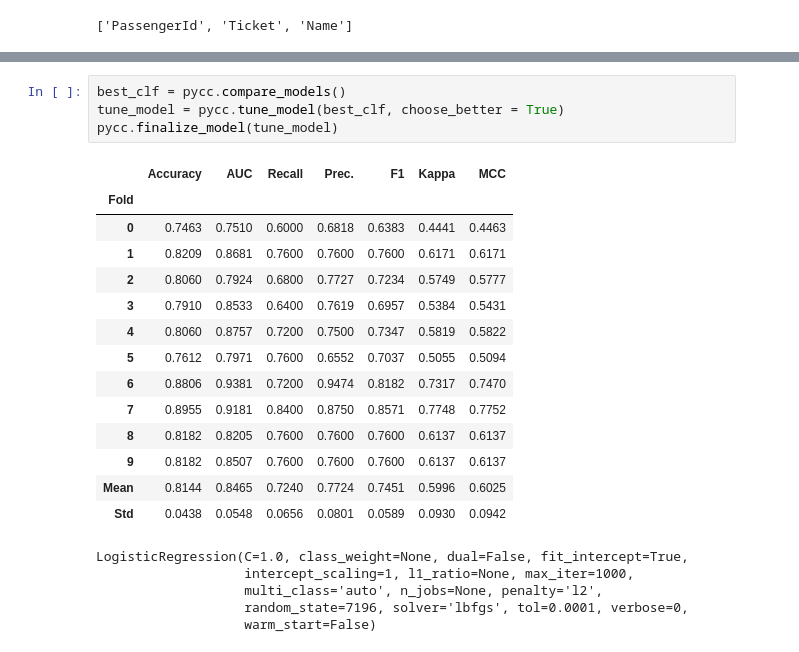
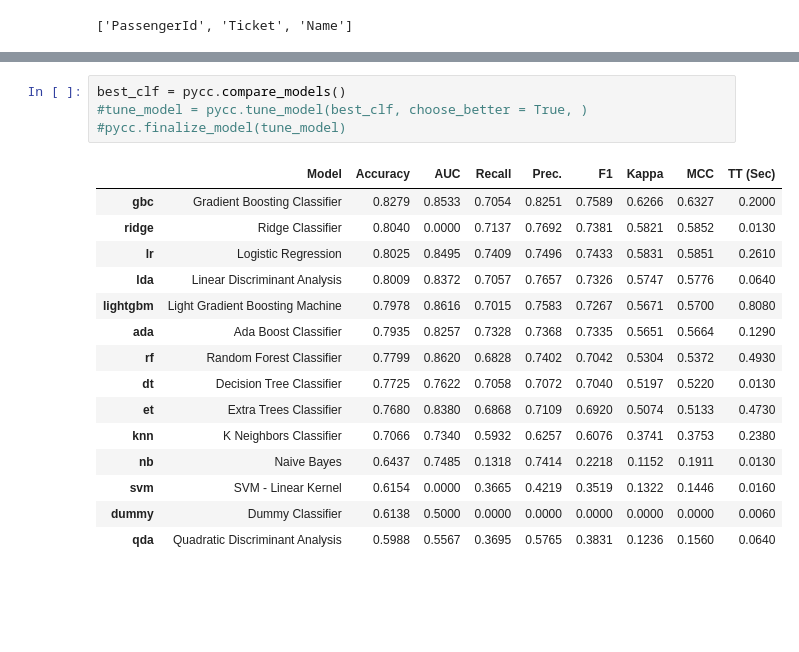
Before and after one commit to mochaji27/streamlit, a Jupyter notebook: Untitled.ipynb, the cells around one changed output, grey strips where cells are left out. Cells and saved outputs as stored; diff of their text form; blank space fills up the shorter version.

```diff
--- a/Untitled.ipynb
+++ b/Untitled.ipynb
@@ -59,24 +59,20 @@ pycc.setup(df, target = "Survived", train_size=0.75, silent = True, use_gpu = Tr
 # %%
 best_clf = pycc.compare_models()
-tune_model = pycc.tune_model(best_clf, choose_better = True)
-pycc.finalize_model(tune_model)
+#tune_model = pycc.tune_model(best_clf, choose_better = True, )
+#pycc.finalize_model(tune_model)
 # %% [output]
-|  | Accuracy | AUC | Recall | Prec. | F1 | Kappa | MCC |
-| Fold |  |  |  |  |  |  |  |
-| 0 | 0.7463 | 0.7510 | 0.6000 | 0.6818 | 0.6383 | 0.4441 | 0.4463 |
-| 1 | 0.8209 | 0.8681 | 0.7600 | 0.7600 | 0.7600 | 0.6171 | 0.6171 |
-| 2 | 0.8060 | 0.7924 | 0.6800 | 0.7727 | 0.7234 | 0.5749 | 0.5777 |
-| 3 | 0.7910 | 0.8533 | 0.6400 | 0.7619 | 0.6957 | 0.5384 | 0.5431 |
-| 4 | 0.8060 | 0.8757 | 0.7200 | 0.7500 | 0.7347 | 0.5819 | 0.5822 |
-| 5 | 0.7612 | 0.7971 | 0.7600 | 0.6552 | 0.7037 | 0.5055 | 0.5094 |
-| 6 | 0.8806 | 0.9381 | 0.7200 | 0.9474 | 0.8182 | 0.7317 | 0.7470 |
-| 7 | 0.8955 | 0.9181 | 0.8400 | 0.8750 | 0.8571 | 0.7748 | 0.7752 |
-| 8 | 0.8182 | 0.8205 | 0.7600 | 0.7600 | 0.7600 | 0.6137 | 0.6137 |
-| 9 | 0.8182 | 0.8507 | 0.7600 | 0.7600 | 0.7600 | 0.6137 | 0.6137 |
-| Mean | 0.8144 | 0.8465 | 0.7240 | 0.7724 | 0.7451 | 0.5996 | 0.6025 |
-| Std | 0.0438 | 0.0548 | 0.0656 | 0.0801 | 0.0589 | 0.0930 | 0.0942 |
+|  | Model | Accuracy | AUC | Recall | Prec. | F1 | Kappa | MCC | TT (Sec) |
+| gbc | Gradient Boosting Classifier | 0.8279 | 0.8533 | 0.7054 | 0.8251 | 0.7589 | 0.6266 | 0.6327 | 0.2000 |
+| ridge | Ridge Classifier | 0.8040 | 0.0000 | 0.7137 | 0.7692 | 0.7381 | 0.5821 | 0.5852 | 0.0130 |
+| lr | Logistic Regression | 0.8025 | 0.8495 | 0.7409 | 0.7496 | 0.7433 | 0.5831 | 0.5851 | 0.2610 |
+| lda | Linear Discriminant Analysis | 0.8009 | 0.8372 | 0.7057 | 0.7657 | 0.7326 | 0.5747 | 0.5776 | 0.0640 |
+| lightgbm | Light Gradient Boosting Machine | 0.7978 | 0.8616 | 0.7015 | 0.7583 | 0.7267 | 0.5671 | 0.5700 | 0.8080 |
+| ada | Ada Boost Classifier | 0.7935 | 0.8257 | 0.7328 | 0.7368 | 0.7335 | 0.5651 | 0.5664 | 0.1290 |
+| rf | Random Forest Classifier | 0.7799 | 0.8620 | 0.6828 | 0.7402 | 0.7042 | 0.5304 | 0.5372 | 0.4930 |
+| dt | Decision Tree Classifier | 0.7725 | 0.7622 | 0.7058 | 0.7072 | 0.7040 | 0.5197 | 0.5220 | 0.0130 |
+| et | Extra Trees Classifier | 0.7680 | 0.8380 | 0.6868 | 0.7109 | 0.6920 | 0.5074 | 0.5133 | 0.4730 |
+| knn | K Neighbors Classifier | 0.7066 | 0.7340 | 0.5932 | 0.6257 | 0.6076 | 0.3741 | 0.3753 | 0.2380 |
+| nb | Naive Bayes | 0.6437 | 0.7485 | 0.1318 | 0.7414 | 0.2218 | 0.1152 | 0.1911 | 0.0130 |
+| svm | SVM - Linear Kernel | 0.6154 | 0.0000 | 0.3665 | 0.4219 | 0.3519 | 0.1322 | 0.1446 | 0.0160 |
+| dummy | Dummy Classifier | 0.6138 | 0.5000 | 0.0000 | 0.0000 | 0.0000 | 0.0000 | 0.0000 | 0.0060 |
+| qda | Quadratic Discriminant Analysis | 0.5988 | 0.5567 | 0.3695 | 0.5765 | 0.3831 | 0.1236 | 0.1560 | 0.0640 |
-LogisticRegression(C=1.0, class_weight=None, dual=False, fit_intercept=True,
-                   intercept_scaling=1, l1_ratio=None, max_iter=1000,
-                   multi_class='auto', n_jobs=None, penalty='l2',
-                   random_state=7196, solver='lbfgs', tol=0.0001, verbose=0,
-                   warm_start=False)
```
Also changed, not shown: parts of 4 cells of this notebook, 13 other files.
